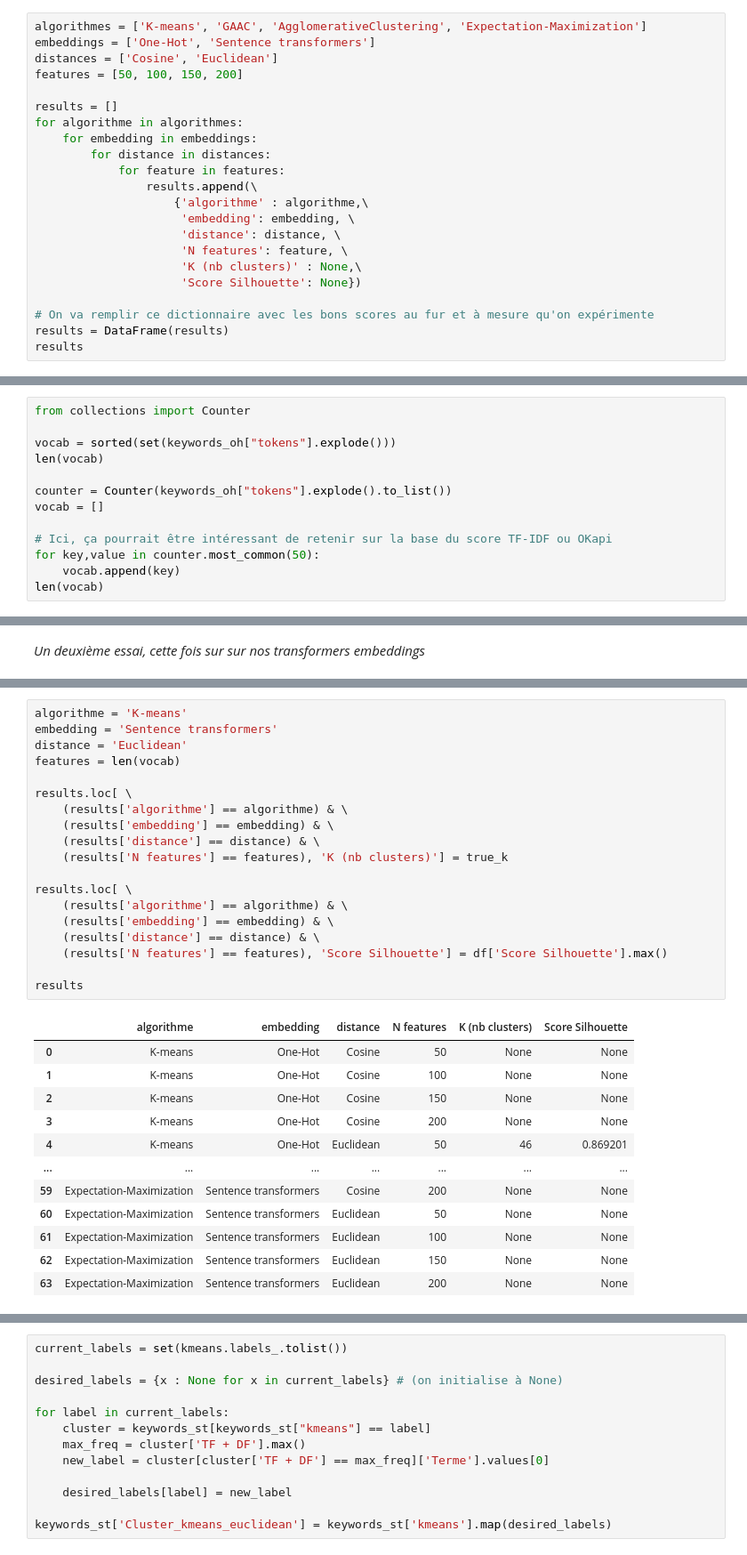
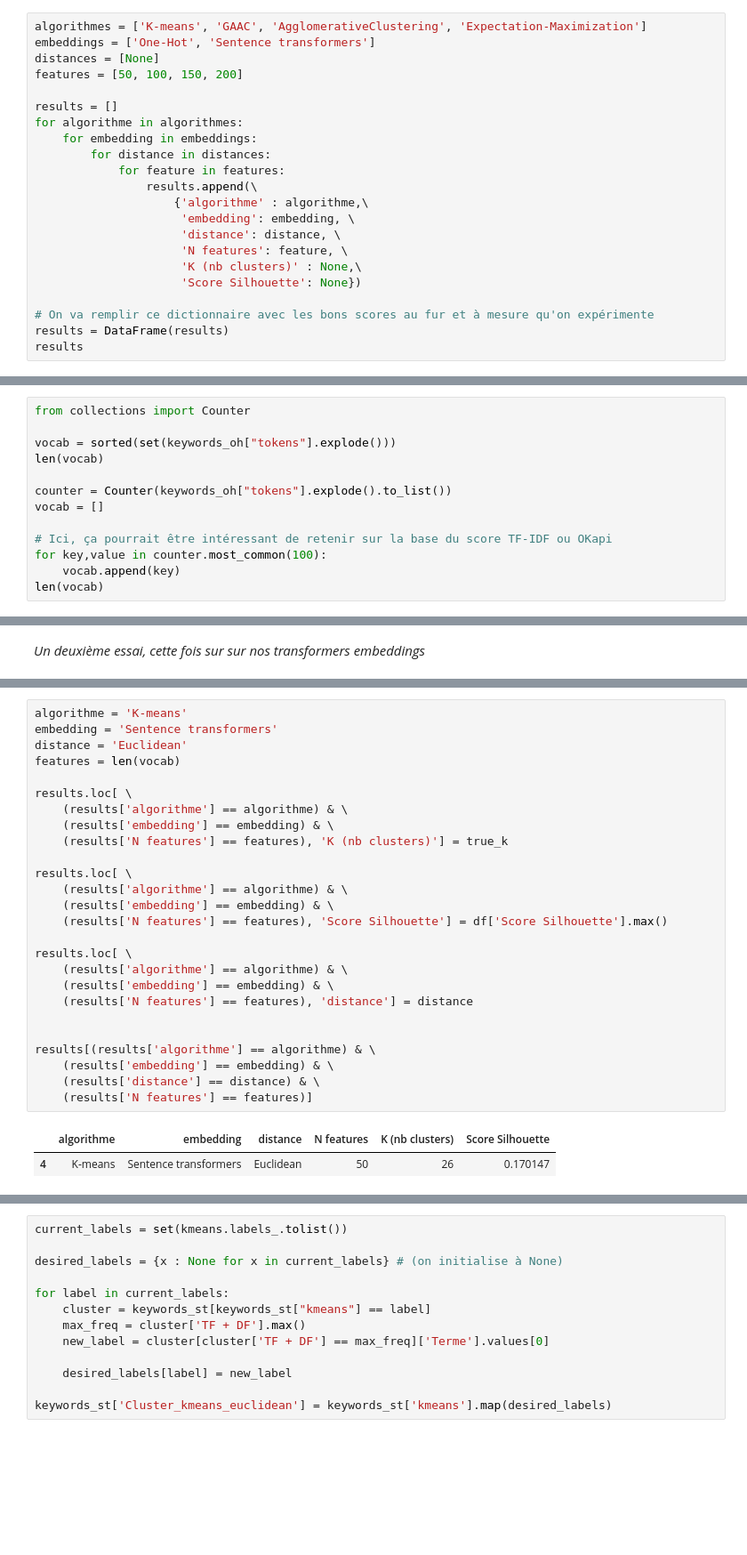
Before and after one commit to Camille-Demers/text-mining-project, a Jupyter notebook: 00-Jupyter-Notebooks/4-Keywords-clustering.ipynb, the cells around one changed output, grey strips where cells are left out. Shown at 89% size. Drawn from its saved outputs; the diff is of its cells as text; blank space fills up the shorter version.

```diff
--- a/00-Jupyter-Notebooks/4-Keywords-clustering.ipynb
+++ b/00-Jupyter-Notebooks/4-Keywords-clustering.ipynb
@@ -20,7 +20,7 @@ import matplotlib.pyplot as plt
 # %%
 algorithmes = ['K-means', 'GAAC', 'AgglomerativeClustering', 'Expectation-Maximization']
 embeddings = ['One-Hot', 'Sentence transformers']
-distances = ['Cosine', 'Euclidean']
+distances = [None]
 features = [50, 100, 150, 200]
 
 results = []
@@ -156,7 +160,7 @@ counter = Counter(keywords_oh["tokens"].explode().to_list())
 vocab = []
 
 # Ici, ça pourrait être intéressant de retenir sur la base du score TF-IDF ou OKapi
-for key,value in counter.most_common(50):
+for key,value in counter.most_common(100):
     vocab.append(key)
 len(vocab)
 # %% [output]
@@ -471,32 +474,29 @@ On va regrouper nos termes en 25 clusters.
 # %%
 algorithme = 'K-means'
 embedding = 'Sentence transformers'
 distance = 'Euclidean'
 features = len(vocab)
 
 results.loc[ \
     (results['algorithme'] == algorithme) & \
     (results['embedding'] == embedding) & \
-    (results['distance'] == distance) & \
     (results['N features'] == features), 'K (nb clusters)'] = true_k
 
 results.loc[ \
     (results['algorithme'] == algorithme) & \
     (results['embedding'] == embedding) & \
-    (results['distance'] == distance) & \
     (results['N features'] == features), 'Score Silhouette'] = df['Score Silhouette'].max()
 
-results
+results.loc[ \
+    (results['algorithme'] == algorithme) & \
+    (results['embedding'] == embedding) & \
+    (results['N features'] == features), 'distance'] = distance
+
+
+results[(results['algorithme'] == algorithme) & \
+    (results['embedding'] == embedding) & \
+    (results['distance'] == distance) & \
+    (results['N features'] == features)]
 # %% [output]
 |  | algorithme | embedding | distance | N features | K (nb clusters) | Score Silhouette |
-| 0 | K-means | One-Hot | Cosine | 50 | None | None |
-| 1 | K-means | One-Hot | Cosine | 100 | None | None |
-| 2 | K-means | One-Hot | Cosine | 150 | None | None |
-| 3 | K-means | One-Hot | Cosine | 200 | None | None |
-| 4 | K-means | One-Hot | Euclidean | 50 | 46 | 0.869201 |
-| ... | ... | ... | ... | ... | ... | ... |
-| 59 | Expectation-Maximization | Sentence transformers | Cosine | 200 | None | None |
-| 60 | Expectation-Maximization | Sentence transformers | Euclidean | 50 | None | None |
-| 61 | Expectation-Maximization | Sentence transformers | Euclidean | 100 | None | None |
-| 62 | Expectation-Maximization | Sentence transformers | Euclidean | 150 | None | None |
-| 63 | Expectation-Maximization | Sentence transformers | Euclidean | 200 | None | None |
+| 4 | K-means | Sentence transformers | Euclidean | 50 | 26 | 0.170147 |
```
Also changed, not shown: parts of 40 cells of this notebook, 3 other files.
